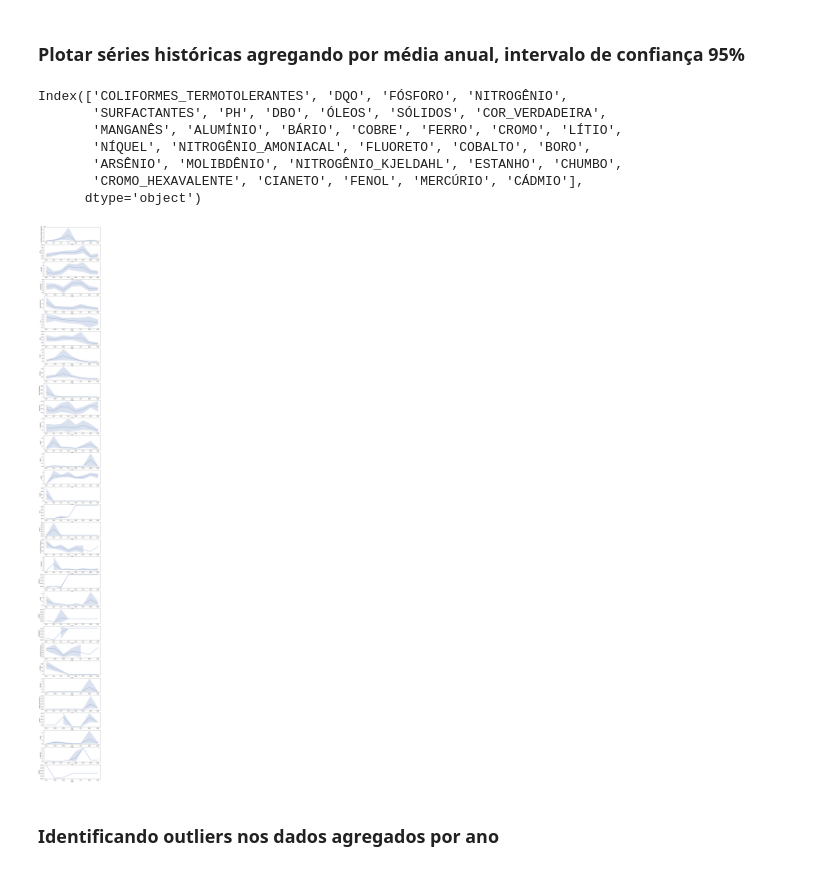
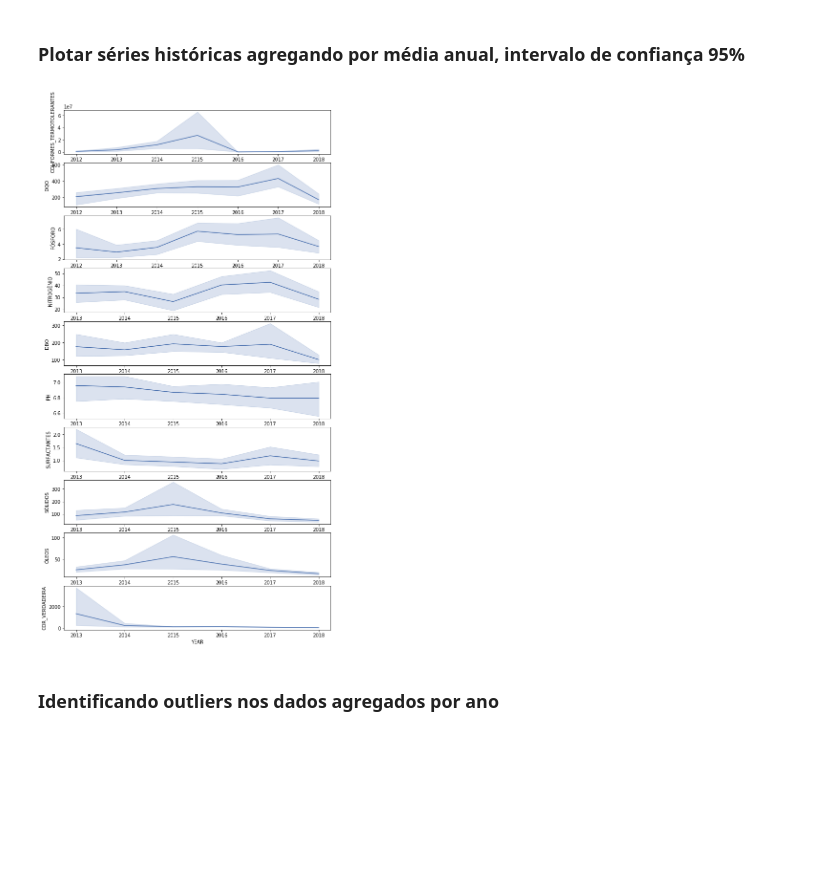
Before and after one commit to vcwild/wtp-datasets, a Jupyter notebook: EDA.ipynb, the cells around one changed output. Saved outputs shown, nothing was run; the diff lists cells and outputs as text; code cells hidden in the pictures; blank space fills up the shorter version.

```diff
--- a/EDA.ipynb
+++ b/EDA.ipynb
@@ -104,35 +124,29 @@ df[threshold.index].plot(subplots=True, figsize=(10, 30));
 # %%
 # Ordenando dados
 ordered_columns = filtered.isnull().sum().sort_values(ascending=True).index
 df_ordered = filtered[ordered_columns]
 df_ordered["YEAR"] = [timestamp.year for timestamp in df_ordered.index]
 cols = df_ordered.columns[:-1]
-cols
+# Removendo ano de 2019 para validação do modelo de predição
+validation = df_ordered.query("YEAR == 2019")
+df_ordered.drop(labels=validation.index, axis=0, inplace=True)
+
+# Plotando séries históricas
+fig, axs = plt.subplots(len(cols), 1)
+fig.set_figheight(20)
+
+for key, col in enumerate(cols):
+    sns.lineplot(
+        data=df_ordered,
+        x="YEAR",
+        y=col,
+        estimator="mean",
+        ci=95,
+        n_boot=100,
+        ax=axs[key]
+    );
 # %% [output]
-Index(['COLIFORMES_TERMOTOLERANTES', 'DQO', 'FÓSFORO', 'NITROGÊNIO',
-       'SURFACTANTES', 'PH', 'DBO', 'ÓLEOS', 'SÓLIDOS', 'COR_VERDADEIRA',
-       'MANGANÊS', 'ALUMÍNIO', 'BÁRIO', 'COBRE', 'FERRO', 'CROMO', 'LÍTIO',
-       'NÍQUEL', 'NITROGÊNIO_AMONIACAL', 'FLUORETO', 'COBALTO', 'BORO',
-       'ARSÊNIO', 'MOLIBDÊNIO', 'NITROGÊNIO_KJELDAHL', 'ESTANHO', 'CHUMBO',
-       'CROMO_HEXAVALENTE', 'CIANETO', 'FENOL', 'MERCÚRIO', 'CÁDMIO'],
-      dtype='object')
+[figure, added]
-# %%
-# Plotar séries históricas
-fig, axs = plt.subplots(len(cols), 1)
-fig.set_figheight(100)
-
-for key, col in enumerate(cols):
-    sns.lineplot(
-        data=df_ordered,
-        x="YEAR",
-        y=col,
-        estimator="mean",
-        ci=95,
-        n_boot=100,
-        ax=axs[key]
-    );
-# %% [output]
-[figure, removed]
 # %% [markdown]
 ### Identificando outliers nos dados agregados por ano
 # %%
```
Also changed, not shown: parts of 31 cells of this notebook, 1 other file.
